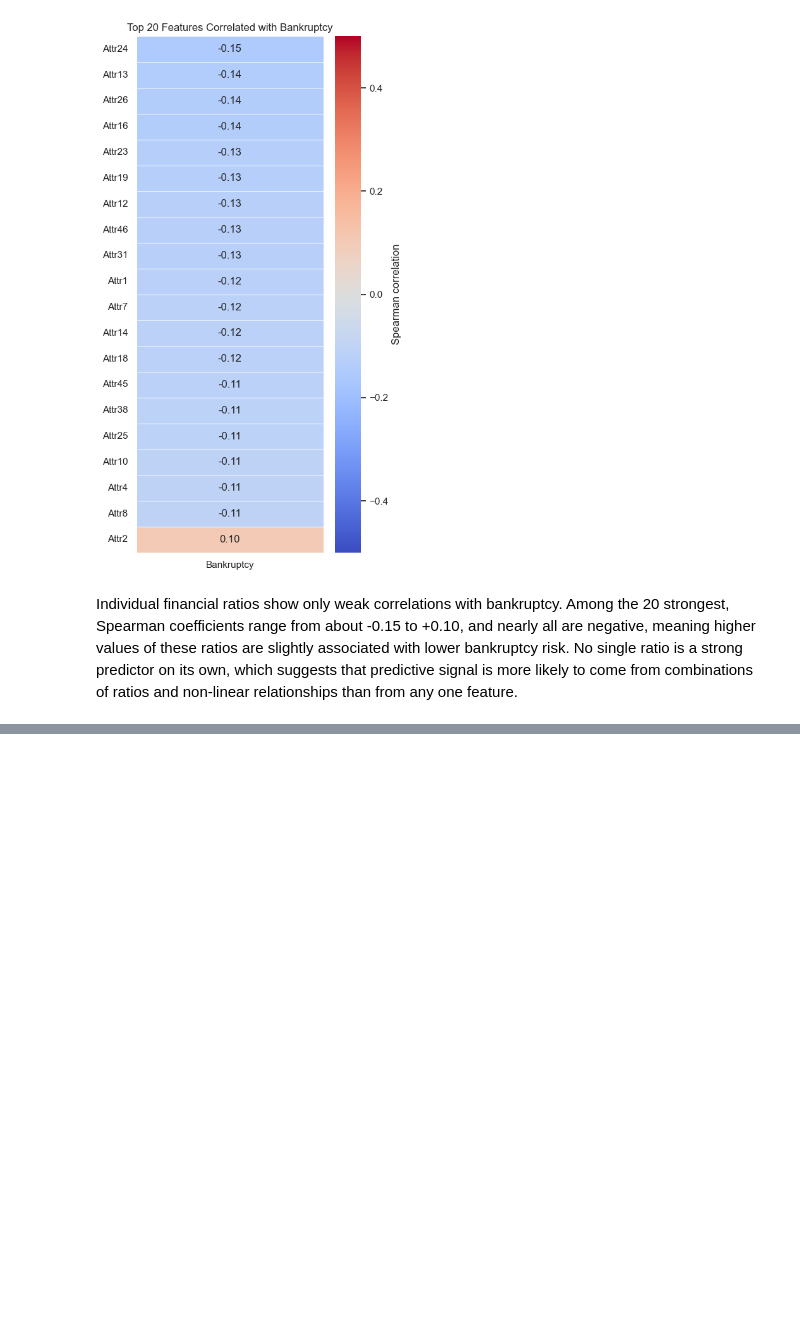
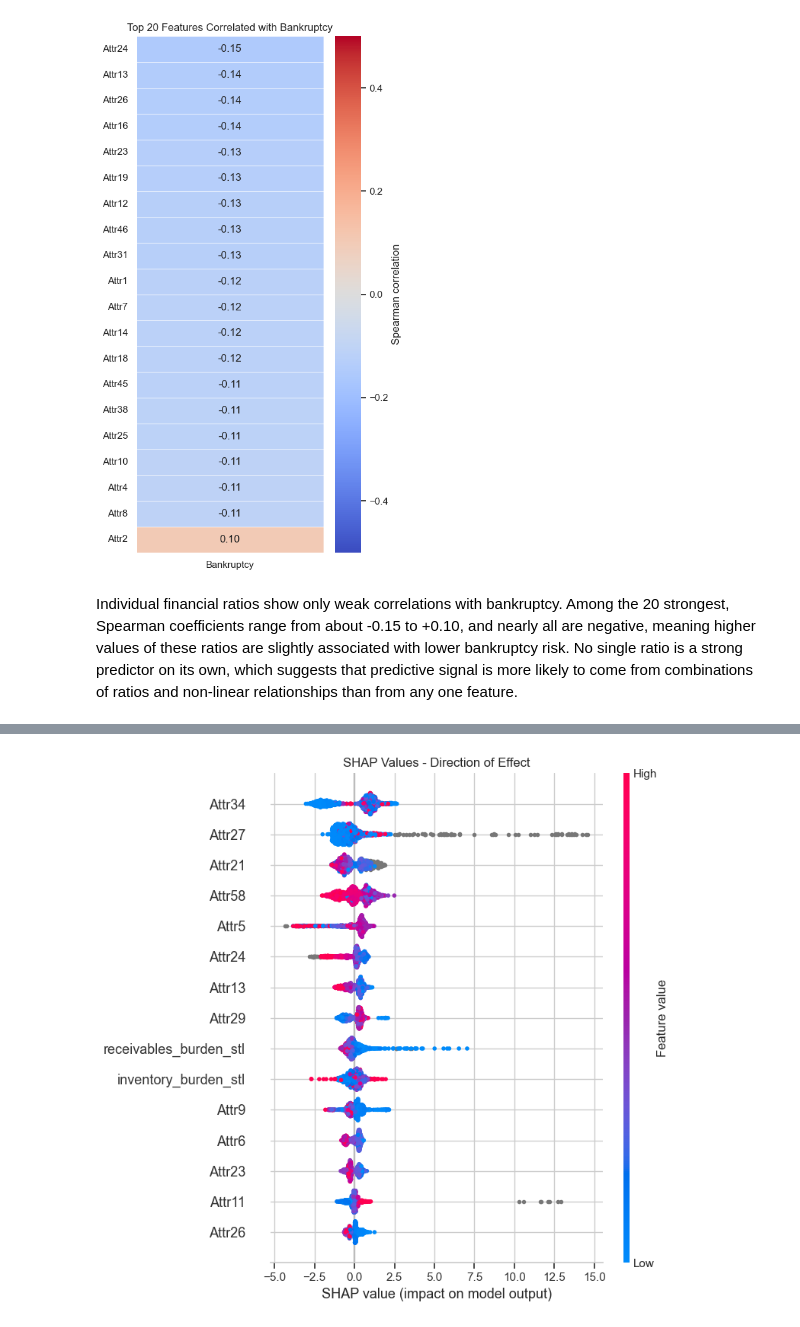
Before and after one commit to EegunjobiF/-financial-distress-early-warning, a Jupyter notebook: Early_Warning_Financial_Distress_Model.ipynb, the cells around one changed output, grey strips where cells are left out. Saved outputs shown, nothing was run; the diff lists cells and outputs as text; code cells hidden in the pictures; blank space fills up the shorter version.

```diff
--- a/Early_Warning_Financial_Distress_Model.ipynb
+++ b/Early_Warning_Financial_Distress_Model.ipynb
@@ -348,0 +499,6 @@ Unexpected extra columns: [] | total columns: 65
+# %%
+# A fixed random seed
+RANDOM_STATE = 42
+RUN_BOTH_FEATURE_SETS = False
+
+y = y.astype(int)
@@ -348,0 +976,12 @@ Unexpected extra columns: [] | total columns: 65
+# %%
+# Each dot is one company. Colour shows the feature's value (red is high),
+# and position shows whether it pushed the predicted risk up (right) or
+# down (left).
+plt.figure(figsize=(8, 7))
+shap.summary_plot(shap_bankrupt, X_test_shap, max_display=15, show=False)
+plt.title('SHAP Values - Direction of Effect')
+plt.tight_layout()
+plt.savefig('Plots/SHAP_beeswarm_plot.png', dpi=150, bbox_inches='tight')
+plt.show()
+# %% [output]
+[figure, added]
```
Also changed, not shown: parts of 37 cells of this notebook.
